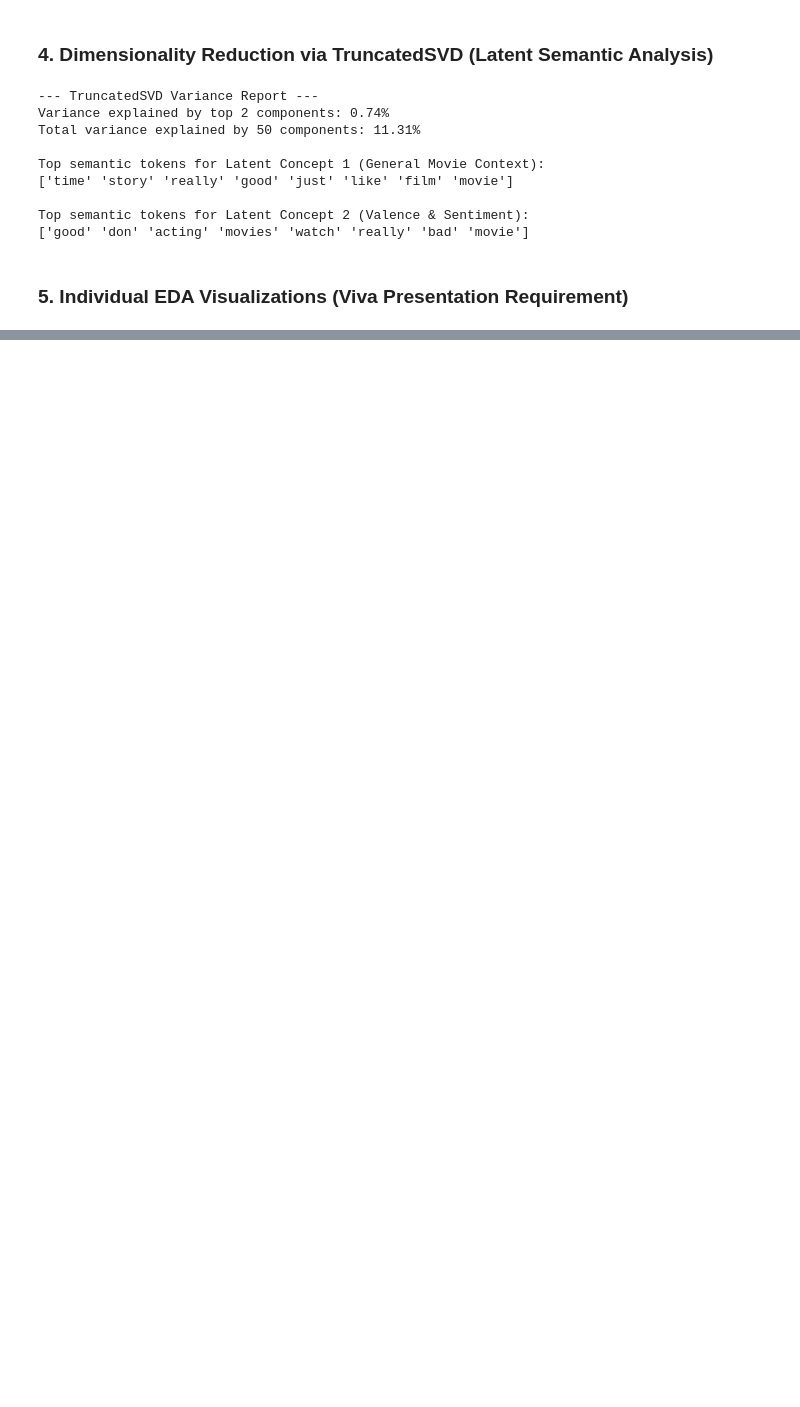
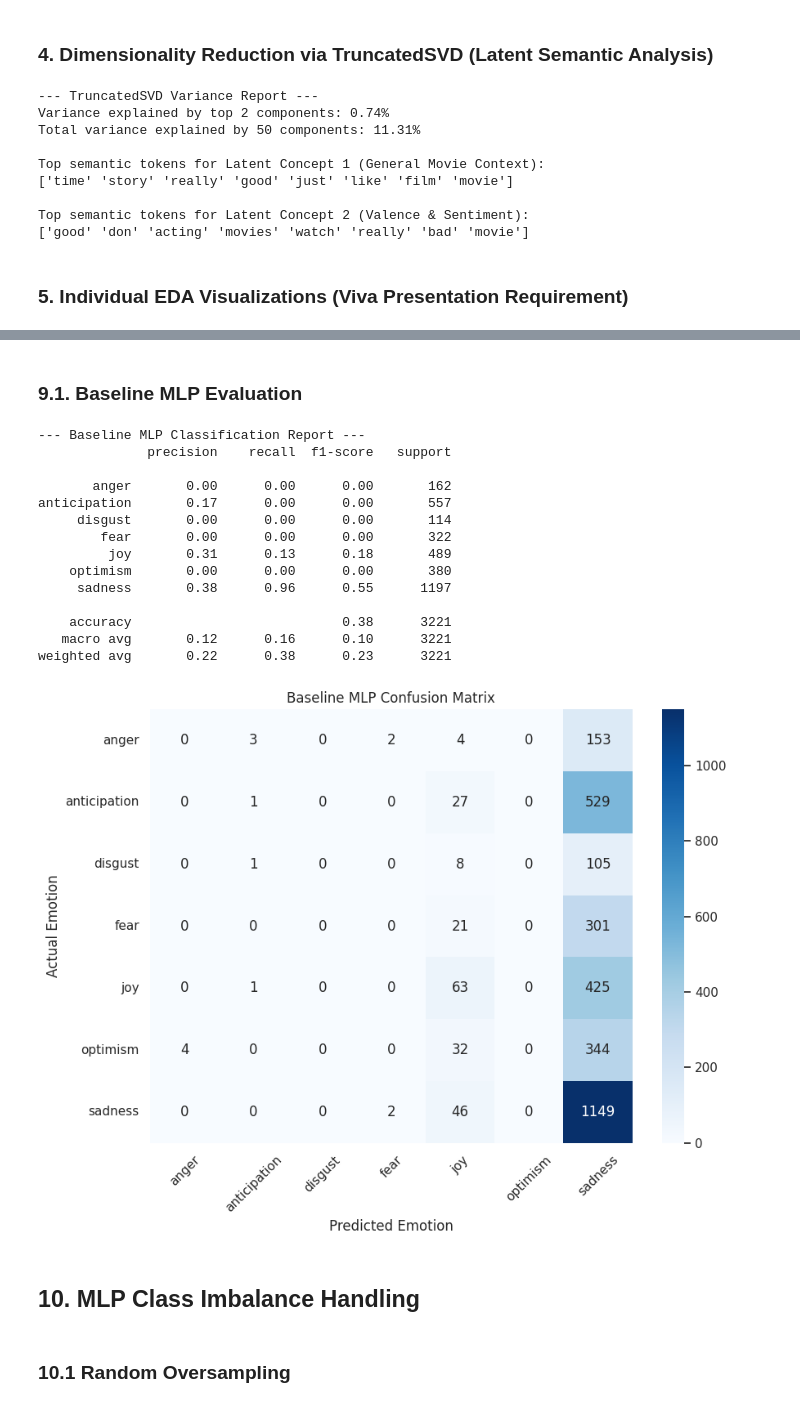
Before and after one commit to it25102877/IT2011-AIML-Project, a Jupyter notebook: notebooks/IT25103132_Preprocessing_FeatureExtraction.ipynb, the cells around one changed output, grey strips where cells are left out. Saved outputs shown, nothing was run; the diff lists cells and outputs as text; code cells hidden in the pictures; blank space fills up the shorter version.

Commit message:
Update Member 6 feature extraction and MLP evaluation

```diff
--- a/notebooks/IT25103132_Preprocessing_FeatureExtraction.ipynb
+++ b/notebooks/IT25103132_Preprocessing_FeatureExtraction.ipynb
@@ -252,0 +375,18 @@ Test SVD Matrix Transformed Without Leakage: (3221, 100)
+# %%
+from sklearn.preprocessing import LabelEncoder
+
+# Encode emotion labels into numeric values
+label_encoder = LabelEncoder()
+
+y_train_encoded = label_encoder.fit_transform(y_train)
+y_test_encoded = label_encoder.transform(y_test)
+
+print("Emotion classes:", label_encoder.classes_)
+print("Encoded classes:", list(range(len(label_encoder.classes_))))
+
+print("\ny_train_encoded shape:", y_train_encoded.shape)
+print("y_test_encoded shape:", y_test_encoded.shape)
+
+print("\nExample encoded labels:")
+for i, emotion in enumerate(label_encoder.classes_):
+    print(f"{emotion} -> {i}")
@@ -252,0 +455,59 @@ Test SVD Matrix Transformed Without Leakage: (3221, 100)
+# %% [markdown]
+### 9.1. Baseline MLP  Evaluation
+# %%
+from sklearn.metrics import classification_report, confusion_matrix
+import matplotlib.pyplot as plt
+import seaborn as sns
+
+# Classification report
+print("--- Baseline MLP Classification Report ---")
+print(
+    classification_report(
+        y_test_encoded,
+        y_pred_baseline,
+        target_names=label_encoder.classes_,
+        zero_division=0
+    )
+)
+
+# Confusion matrix
+cm = confusion_matrix(y_test_encoded, y_pred_baseline)
+
+plt.figure(figsize=(9, 7))
+
+sns.heatmap(
+    cm,
+    annot=True,
+    fmt="d",
+    cmap="Blues",
+    xticklabels=label_encoder.classes_,
+    yticklabels=label_encoder.classes_
+)
+
+plt.title("Baseline MLP Confusion Matrix")
+plt.xlabel("Predicted Emotion")
+plt.ylabel("Actual Emotion")
+plt.xticks(rotation=45)
+plt.yticks(rotation=0)
+plt.tight_layout()
+plt.show()
+# %% [output]
+--- Baseline MLP Classification Report ---
+              precision    recall  f1-score   support
+
+       anger       0.00      0.00      0.00       162
+anticipation       0.17      0.00      0.00       557
+     disgust       0.00      0.00      0.00       114
+        fear       0.00      0.00      0.00       322
+         joy       0.31      0.13      0.18       489
+    optimism       0.00      0.00      0.00       380
+     sadness       0.38      0.96      0.55      1197
+
+    accuracy                           0.38      3221
+   macro avg       0.12      0.16      0.10      3221
+weighted avg       0.22      0.38      0.23      3221
+[figure, added]
+# %% [markdown]
+ ## 10. MLP Class Imbalance Handling
+# %% [markdown]
+### 10.1 Random Oversampling
```
Also changed, not shown: parts of 44 cells of this notebook.
